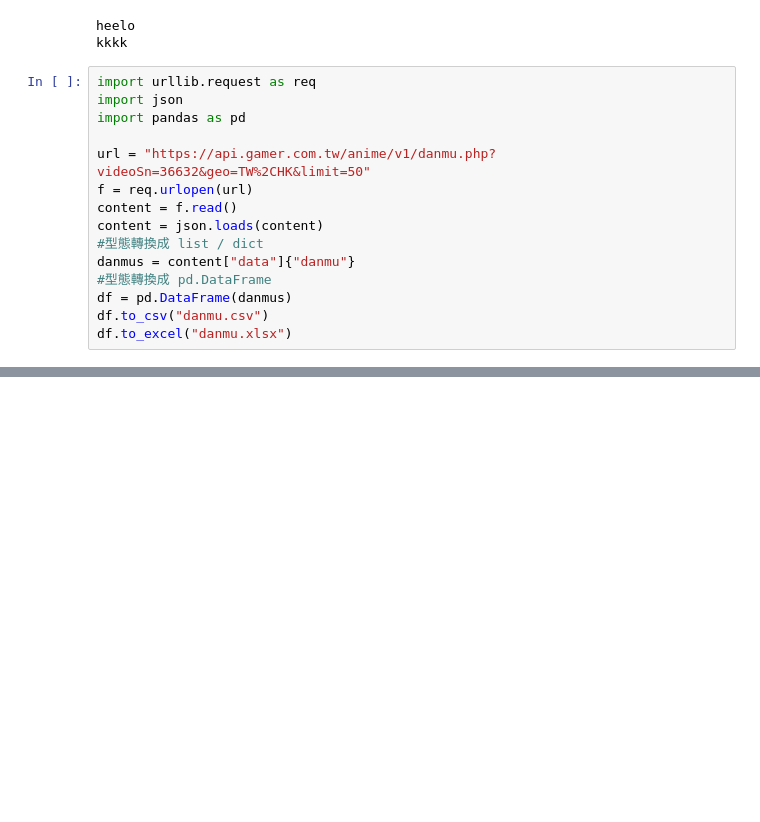
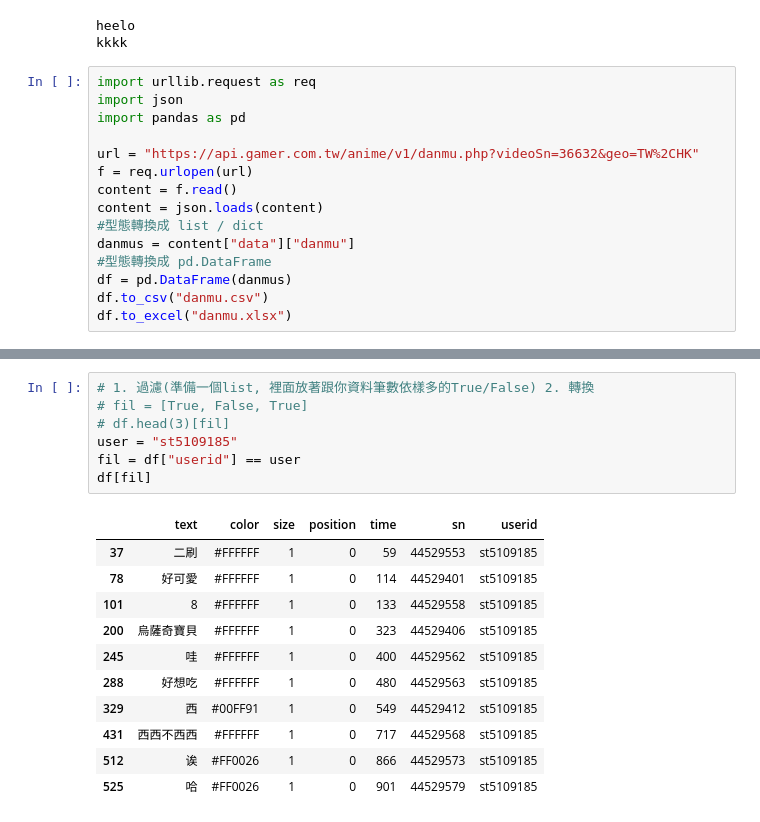
Before and after one commit to wukengche-beep/20251125, a Jupyter notebook: 20251126.ipynb, the cells around one changed output, grey strips where cells are left out. Saved outputs shown, nothing was run; the diff lists cells and outputs as text; blank space fills up the shorter version.

```diff
--- a/20251126.ipynb
+++ b/20251126.ipynb
@@ -253,12 +253,12 @@ import urllib.request as req
 import json
 import pandas as pd
 
-url = "https://api.gamer.com.tw/anime/v1/danmu.php?videoSn=36632&geo=TW%2CHK&limit=50"
+url = "https://api.gamer.com.tw/anime/v1/danmu.php?videoSn=36632&geo=TW%2CHK"
 f = req.urlopen(url)
 content = f.read()
 content = json.loads(content)
 #型態轉換成 list / dict
-danmus = content["data"]{"danmu"}
+danmus = content["data"]["danmu"]
 #型態轉換成 pd.DataFrame
 df = pd.DataFrame(danmus)
 df.to_csv("danmu.csv")
@@ -267,0 +288,19 @@ b'{"data":{"danmu":[{"text":"\\u4e8c\\u5237","color":"#FFFFFF","size":1,"positio
+# %%
+# 1. 過濾(準備一個list, 裡面放著跟你資料筆數依樣多的True/False) 2. 轉換
+# fil = [True, False, True]
+# df.head(3)[fil]
+user = "st5109185"
+fil = df["userid"] == user
+df[fil]
+# %% [output]
+|  | text | color | size | position | time | sn | userid |
+| 37 | 二刷 | #FFFFFF | 1 | 0 | 59 | 44529553 | st5109185 |
+| 78 | 好可愛 | #FFFFFF | 1 | 0 | 114 | 44529401 | st5109185 |
+| 101 | 8 | #FFFFFF | 1 | 0 | 133 | 44529558 | st5109185 |
+| 200 | 烏薩奇寶貝 | #FFFFFF | 1 | 0 | 323 | 44529406 | st5109185 |
+| 245 | 哇 | #FFFFFF | 1 | 0 | 400 | 44529562 | st5109185 |
+| 288 | 好想吃 | #FFFFFF | 1 | 0 | 480 | 44529563 | st5109185 |
+| 329 | 西 | #00FF91 | 1 | 0 | 549 | 44529412 | st5109185 |
+| 431 | 西西不西西 | #FFFFFF | 1 | 0 | 717 | 44529568 | st5109185 |
+| 512 | 诶 | #FF0026 | 1 | 0 | 866 | 44529573 | st5109185 |
+| 525 | 哈 | #FF0026 | 1 | 0 | 901 | 44529579 | st5109185 |
```
Also changed, not shown: parts of 2 cells of this notebook.
